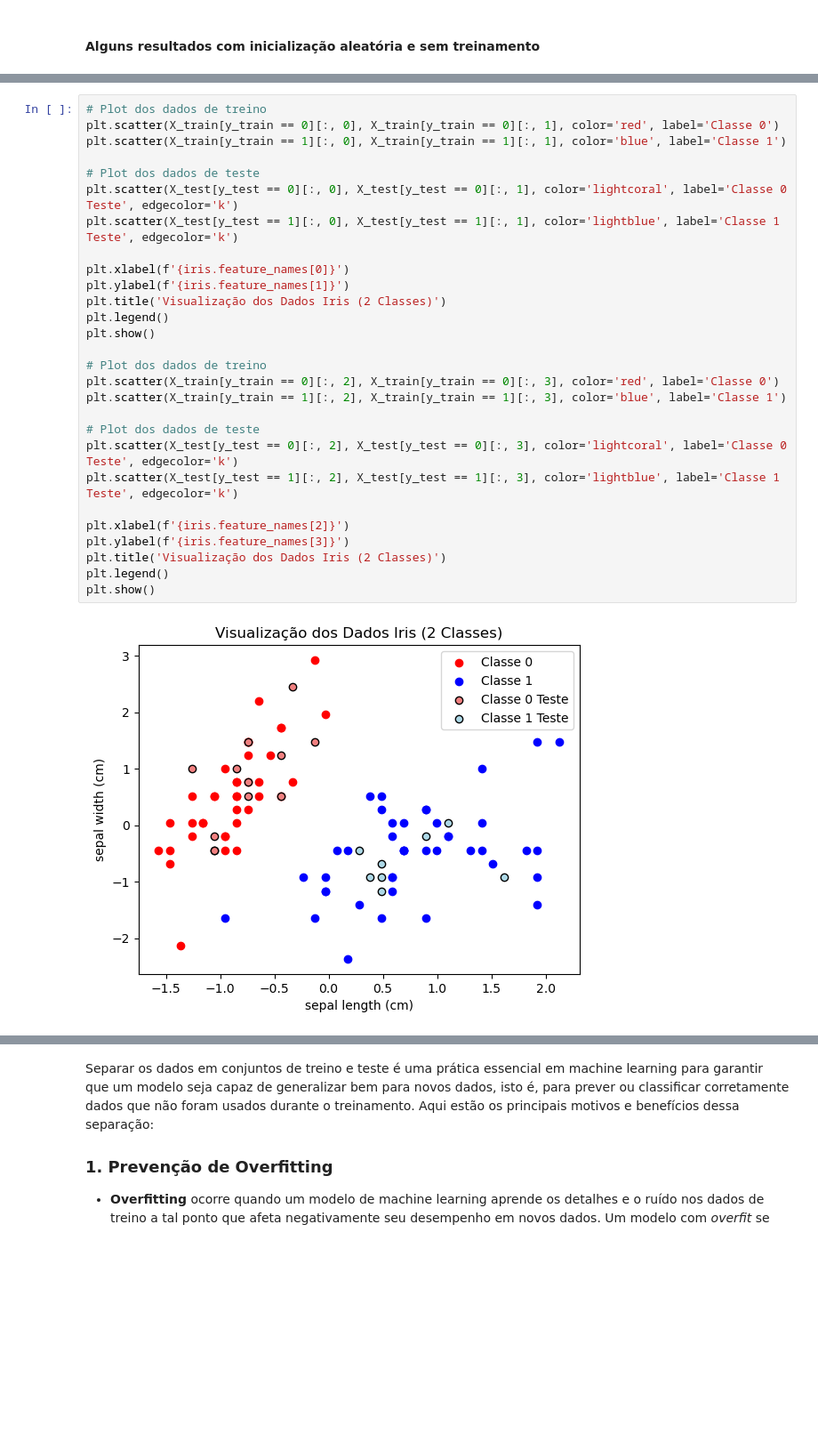
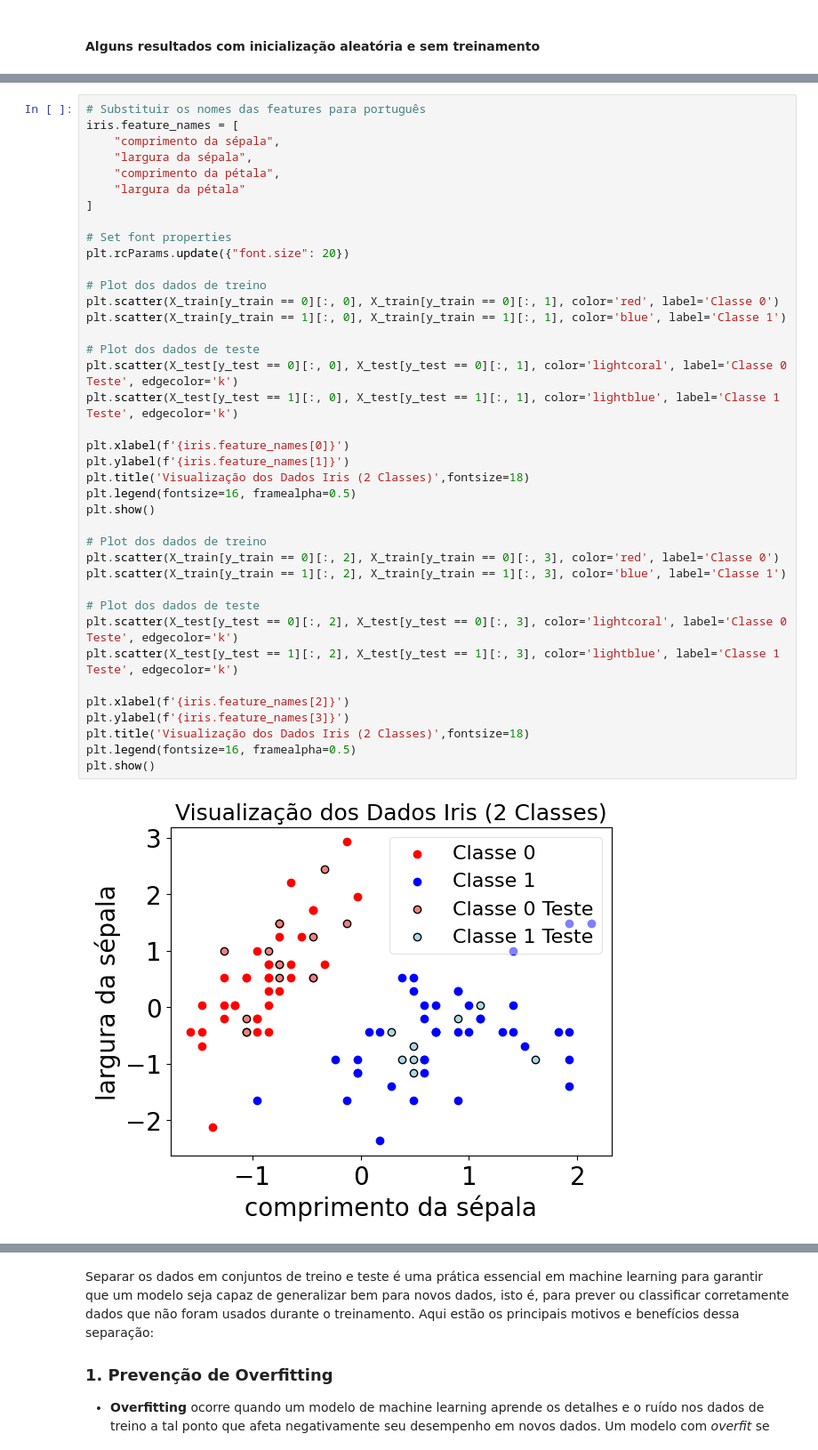
Before and after one commit to Coffee4MePlz/Notebooks_NN_Physics, a Jupyter notebook: 01-Perceptron-iris.ipynb, the cells around one changed output, grey strips where cells are left out. Shown at 89% size. Drawn from its saved outputs; the diff is of its cells as text; blank space fills up the shorter version.

```diff
--- a/01-Perceptron-iris.ipynb
+++ b/01-Perceptron-iris.ipynb
@@ -63,32 +66,43 @@ scaler = StandardScaler()  # Inicializa o objeto StandardScaler
 X_train = scaler.fit_transform(X_train)  # Calcula média e desvio padrão e transforma os dados de treinamento
 X_test = scaler.transform(X_test)  # Aplica a mesma transformação nos dados de teste
 # %%
+# Substituir os nomes das features para português
+iris.feature_names = [
+    "comprimento da sépala",
+    "largura da sépala",
+    "comprimento da pétala",
+    "largura da pétala"
+]
+
+# Set font properties
+plt.rcParams.update({"font.size": 20})
+
 # Plot dos dados de treino
 plt.scatter(X_train[y_train == 0][:, 0], X_train[y_train == 0][:, 1], color='red', label='Classe 0')
 plt.scatter(X_train[y_train == 1][:, 0], X_train[y_train == 1][:, 1], color='blue', label='Classe 1')
 
 # Plot dos dados de teste
 plt.scatter(X_test[y_test == 0][:, 0], X_test[y_test == 0][:, 1], color='lightcoral', label='Classe 0 Teste', edgecolor='k')
 plt.scatter(X_test[y_test == 1][:, 0], X_test[y_test == 1][:, 1], color='lightblue', label='Classe 1 Teste', edgecolor='k')
 
 plt.xlabel(f'{iris.feature_names[0]}')
 plt.ylabel(f'{iris.feature_names[1]}')
-plt.title('Visualização dos Dados Iris (2 Classes)')
-plt.legend()
+plt.title('Visualização dos Dados Iris (2 Classes)',fontsize=18)
+plt.legend(fontsize=16, framealpha=0.5)
 plt.show()
 
 # Plot dos dados de treino
 plt.scatter(X_train[y_train == 0][:, 2], X_train[y_train == 0][:, 3], color='red', label='Classe 0')
 plt.scatter(X_train[y_train == 1][:, 2], X_train[y_train == 1][:, 3], color='blue', label='Classe 1')
 
 # Plot dos dados de teste
 plt.scatter(X_test[y_test == 0][:, 2], X_test[y_test == 0][:, 3], color='lightcoral', label='Classe 0 Teste', edgecolor='k')
 plt.scatter(X_test[y_test == 1][:, 2], X_test[y_test == 1][:, 3], color='lightblue', label='Classe 1 Teste', edgecolor='k')
 
 plt.xlabel(f'{iris.feature_names[2]}')
 plt.ylabel(f'{iris.feature_names[3]}')
-plt.title('Visualização dos Dados Iris (2 Classes)')
-plt.legend()
+plt.title('Visualização dos Dados Iris (2 Classes)',fontsize=18)
+plt.legend(fontsize=16, framealpha=0.5)
 plt.show()
 # %% [output]
-[figure, old version]
+[figure, new version]
```
Also changed, not shown: parts of 14 cells of this notebook, 2 other files.
